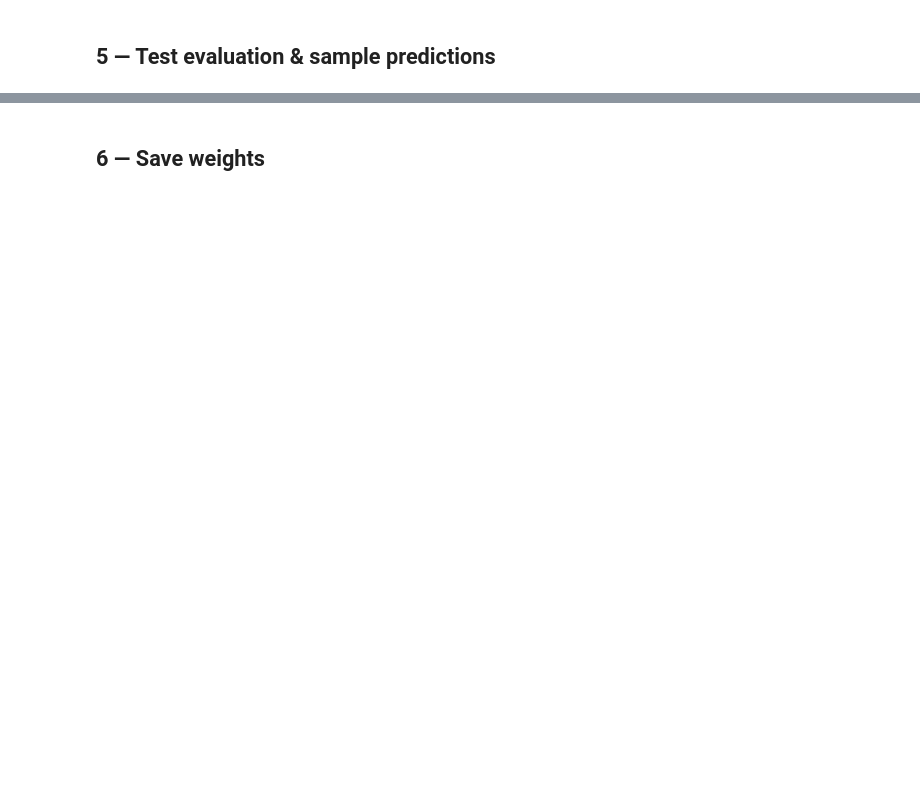
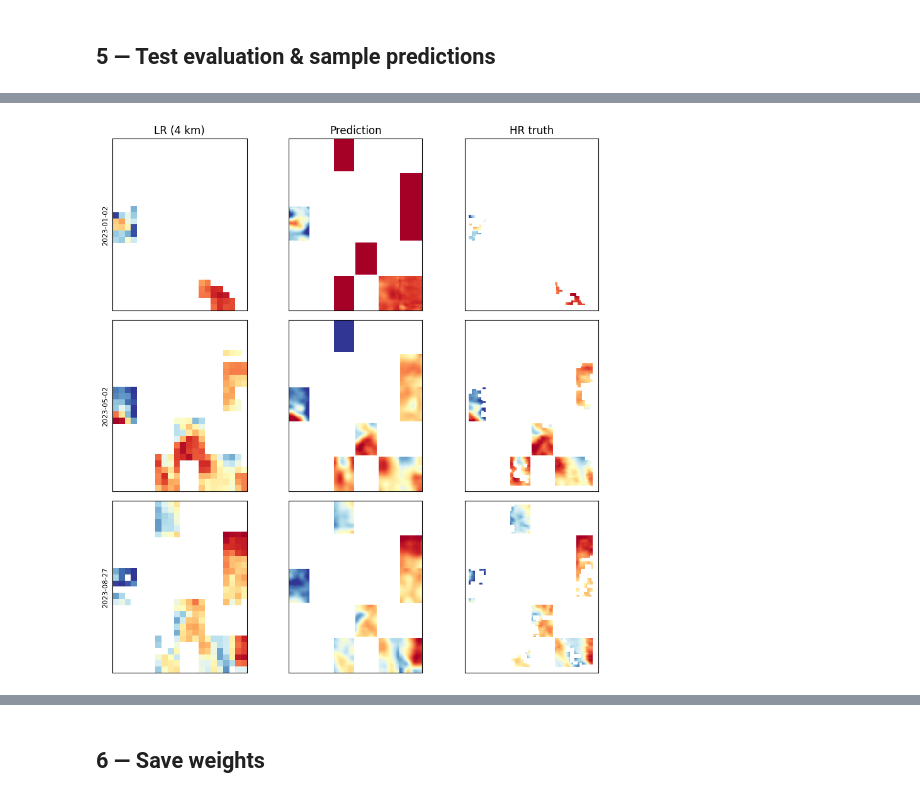
Before and after one commit to fresleven/downscaling, a Jupyter notebook: notebooks/colabs/cnn_baseline.ipynb, the cells around one changed output, grey strips where cells are left out. Saved outputs shown, nothing was run; the diff lists cells and outputs as text; code cells hidden in the pictures; blank space fills up the shorter version.

```diff
--- a/notebooks/colabs/cnn_baseline.ipynb
+++ b/notebooks/colabs/cnn_baseline.ipynb
@@ -123,8 +166,8 @@ n_classes = train_ds.lulc_classes.shape[0]
 cov_channels = 1 + 1 + n_classes + 2  # NDVI + DEM + LULC one-hot + loc (x, y)
 
 model = GuidedCNN(cov_channels=cov_channels, base_channels=64,
-                  n_lr_blocks=4, n_hr_blocks=6)
+                  n_lr_blocks=4, n_hr_blocks=6, dropout=0.1)
 print(f'Params: {sum(p.numel() for p in model.parameters()):,}')
 
-model, history, best = train_model(model, n_epochs=60, lr=1e-3)
+model, history, best = train_model(model, n_epochs=60, lr=1e-3, weight_decay=1e-4)
 print(f"\nBest val RMSE = {best['val_rmse']:.3f}°C @ epoch {best['epoch']}")
@@ -145,26 +207,74 @@ print('Test:', test_metrics)
 
 import matplotlib.pyplot as plt
 
-# --- Sample block predictions ---
-batch = next(iter(test_loader))
-b_dev = {k: (v.to(device) if torch.is_tensor(v) else v) for k, v in batch.items()}
-with torch.no_grad():
-    pred = model(b_dev['lr_lst'], make_hr_cov(b_dev)).cpu()
 
-n_show = min(4, pred.shape[0])
-fig, axes = plt.subplots(3, n_show, figsize=(3*n_show, 7))
-if n_show == 1: axes = axes[:, None]
-for i in range(n_show):
-    hr = batch['hr_lst'][i, 0].numpy()
-    lr = batch['lr_lst'][i, 0].numpy()
-    pr = pred[i, 0].numpy()
-    vmin = float(np.nanpercentile(hr, 2)); vmax = float(np.nanpercentile(hr, 98))
-    for r, (img, lbl) in enumerate([(lr, 'LR input'), (pr, 'Prediction'), (hr, 'HR truth')]):
-        ax = axes[r, i]; ax.imshow(img, cmap='RdYlBu_r', vmin=vmin, vmax=vmax)
+def reconstruct_scene(model, ds, date_str, device):
+    """Run model over all split blocks for `date_str`; stitch into full-scene arrays.
+
+    Returns:
+        pred  (H, W)   model prediction at HR resolution
+        hr    (H, W)   HR truth, NaN where cloudy
+        lr    (lH, lW) native LR scene (not upsampled), NaN where cloudy
+    """
+    H, W   = ds.hr_shape
+    lH, lW = ds.lr_shape
+    pred_scene = np.full((H,  W),  np.nan, dtype=np.float32)
+    hr_scene   = np.full((H,  W),  np.nan, dtype=np.float32)
+    lr_scene   = np.full((lH, lW), np.nan, dtype=np.float32)
+
+    date_idx = next(i for i, (d, _) in enumerate(ds.dates)
+                    if d.strftime('%Y-%m-%d') == date_str)
+    model.eval()
+    with torch.no_grad():
+        for blk_idx, block_id in enumerate(ds.split_blocks):
+            sample = ds[date_idx * len(ds.split_blocks) + blk_idx]
+
+            r0, r1, c0, c1     = ds.block_bboxes[block_id]
+            bH, bW             = r1 - r0, c1 - c0
+            lr0, lr1, lc0, lc1 = ds.lr_block_bboxes[block_id]
+            lrH, lrW           = lr1 - lr0, lc1 - lc0
+
+            b = {k: v.unsqueeze(0).to(device) if torch.is_tensor(v) else v
+                 for k, v in sample.items()}
+            pr = model(b['lr_lst'], make_hr_cov(b), b['lr_mask'],
+                       b['lr_bicubic']).squeeze().cpu().numpy()
+
+            data_mask = sample['data_mask'][0, :bH,  :bW ].bool().numpy()
+            lr_mask   = sample['lr_mask'][0,   :lrH, :lrW].bool().numpy()
+
+            pred_scene[r0:r1,   c0:c1]   = pr[:bH, :bW]
+            hr_scene  [r0:r1,   c0:c1]   = np.where(data_mask,
+                                                     sample['hr_lst'][0, :bH, :bW].numpy(), np.nan)
+            lr_scene  [lr0:lr1, lc0:lc1] = np.where(lr_mask,
+                                                     sample['lr_lst'][0, :lrH, :lrW].numpy(), np.nan)
+
+    return pred_scene, hr_scene, lr_scene
+
+
+# Show 3 test dates as rows, panels as columns — same layout as baselines notebook
+n_show = 3
+step = max(1, len(test_ds.dates) // n_show)
+show_dates = [test_ds.dates[i * step][0].strftime('%Y-%m-%d') for i in range(n_show)]
+
+fig, axes = plt.subplots(n_show, 3, figsize=(9, 3 * n_show))
+for row, date_str in enumerate(show_dates):
+    pred_sc, hr_sc, lr_sc = reconstruct_scene(model, test_ds, date_str, device)
+    valid = np.isfinite(hr_sc)
+    vmin = float(np.nanpercentile(hr_sc[valid], 1)) if valid.any() else 0
+    vmax = float(np.nanpercentile(hr_sc[valid], 99)) if valid.any() else 1
+    for col, (img, title) in enumerate([
+        (lr_sc,   'LR (4 km)'),
+        (pred_sc, 'Prediction'),
+        (hr_sc,   'HR truth'),
+    ]):
+        ax = axes[row, col]
+        ax.imshow(img, cmap='RdYlBu_r', vmin=vmin, vmax=vmax)
         ax.set_xticks([]); ax.set_yticks([])
-        if i == 0: ax.set_ylabel(lbl)
-    axes[0, i].set_title(f"{batch['date'][i]}\nblock {batch['block_id'][i].item()}", fontsize=8)
-plt.tight_layout(); plt.show()
+        if row == 0:
+            ax.set_title(title)
+    axes[row, 0].set_ylabel(date_str, fontsize=8)
+plt.tight_layout()
+plt.show()
 
 # --- RMSE per elevation band ---
 elev_all, err2_all = [], []
@@ -172,7 +282,8 @@ model.eval()
 with torch.no_grad():
     for b in test_loader:
         b_dev = {k: (v.to(device) if torch.is_tensor(v) else v) for k, v in b.items()}
-        pr = model(b_dev['lr_lst'], make_hr_cov(b_dev)).cpu()
+        pr = model(b_dev['lr_lst'], make_hr_cov(b_dev), b_dev['lr_mask'],
+                   b_dev['lr_bicubic']).cpu()
         for i in range(pr.shape[0]):
             m = b['valid_mask'][i, 0].bool()
             if not m.any(): continue
@@ -201,3 +312,4 @@ plt.tight_layout()
 plt.savefig('rmse_by_elevation.png', dpi=150)
 plt.show()
 print('Saved rmse_by_elevation.png')
+# %% [output]
@@ -203,0 +317 @@ print('Saved rmse_by_elevation.png')
+[figure, added]
```
Also changed, not shown: parts of 7 cells of this notebook, 7 other files.
